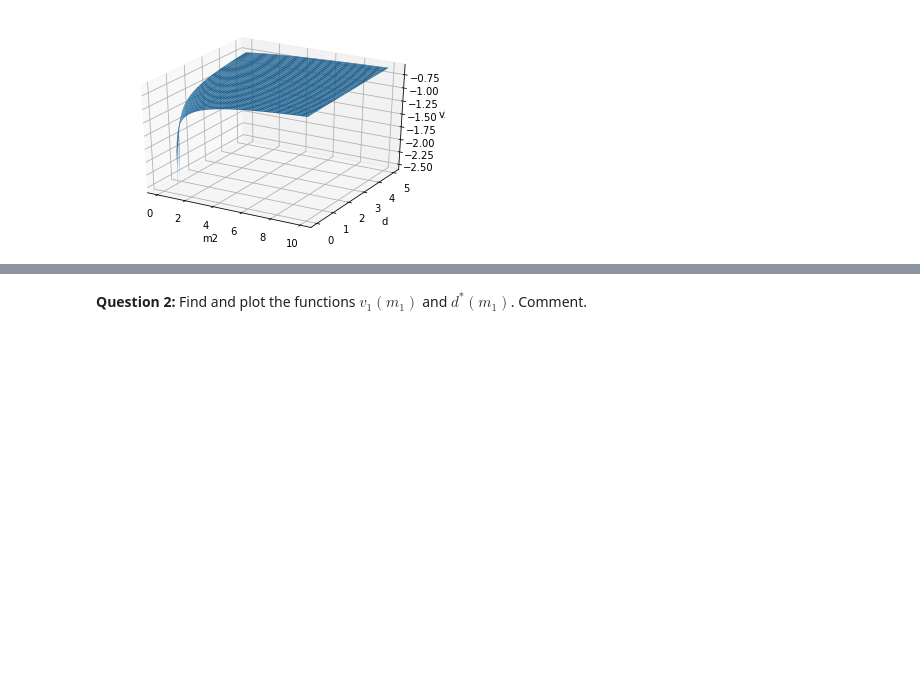
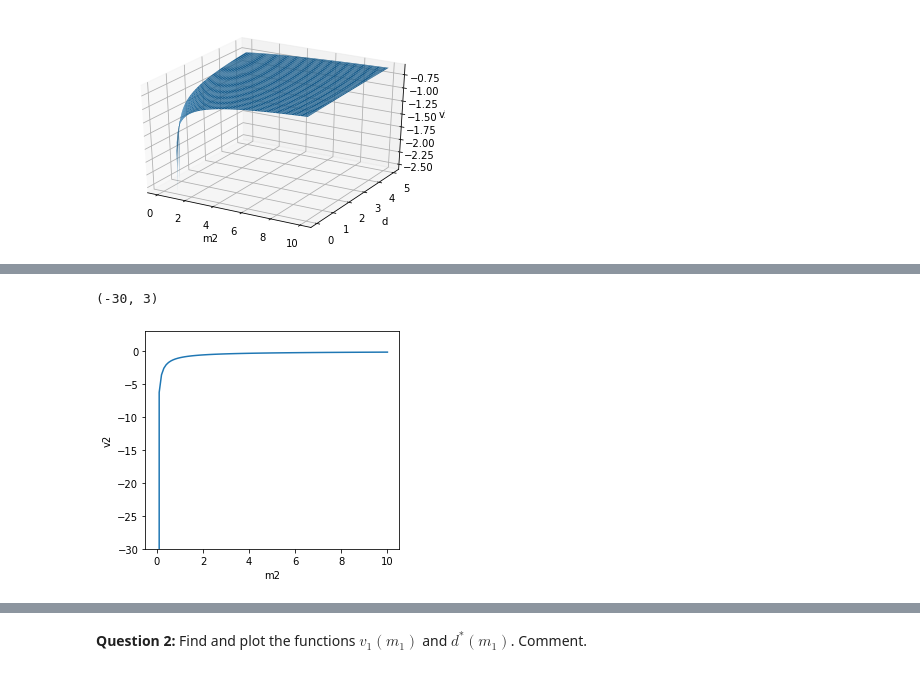
Before and after one commit to NumEconCopenhagen/projects-2020-group404, a Jupyter notebook: examproject/exam_2020.ipynb, the cells around one changed output, grey strips where cells are left out. Cells and saved outputs as stored; diff of their text form; code cells hidden in the pictures; blank space fills up the shorter version.

```diff
--- a/examproject/exam_2020.ipynb
+++ b/examproject/exam_2020.ipynb
@@ -233,0 +297,11 @@ def solve1():
+# %%
+#plotting m2 and v2
+fig = plt.figure(figsize=(10,4))
+ax = fig.add_subplot(1,2,1)
+ax.plot(m2_vec,v2_vec)
+ax.set_xlabel('m2')
+ax.set_ylabel('v2')
+ax.set_ylim([-30 , 3])
+# %% [output]
+(-30, 3)
+[figure, added]
```
Also changed, not shown: parts of 10 cells of this notebook.
